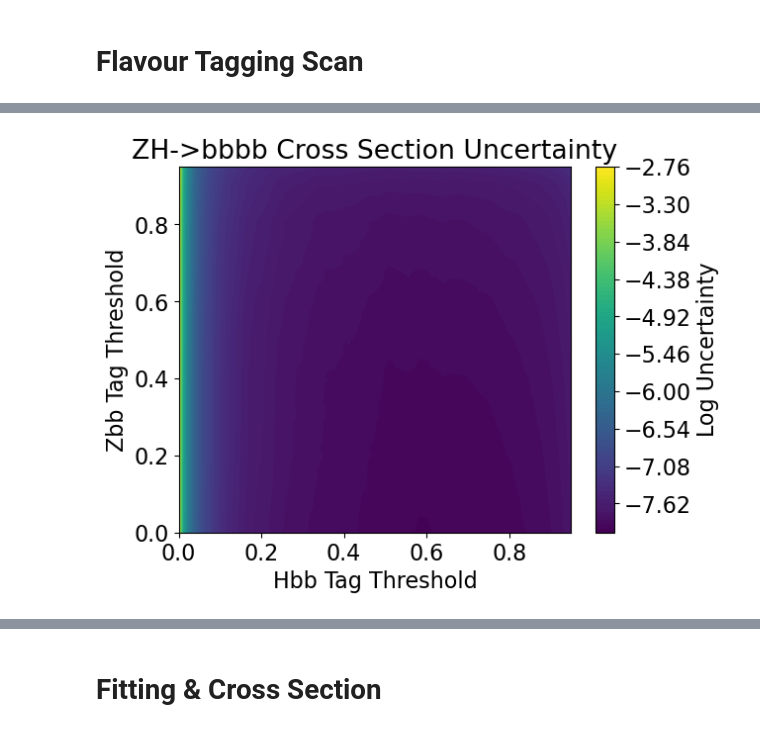
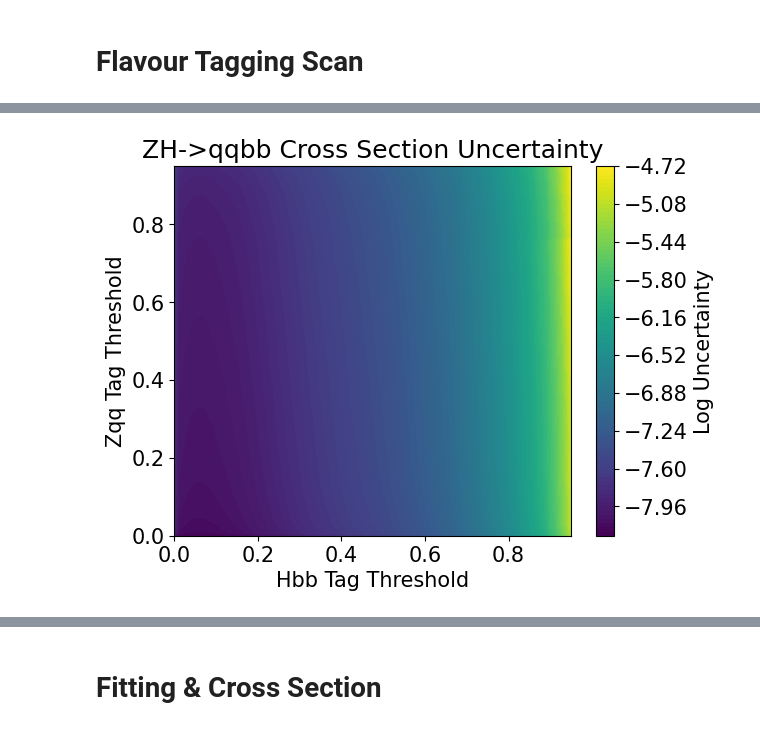
Before and after one commit to ilsanford/FCCAnalyzer, a Jupyter notebook: analyses/h_bb/h_bb.ipynb, the cells around one changed output, grey strips where cells are left out. Saved outputs shown, nothing was run; the diff lists cells and outputs as text; code cells hidden in the pictures.

```diff
--- a/analyses/h_bb/h_bb.ipynb
+++ b/analyses/h_bb/h_bb.ipynb
@@ -237,3 +237,22 @@ plt.ylim(10, 2e7)
 plt.show()
 # %% [output]
 [figure]
+# %%
+p = 'ss'
+g = f'Z{p}_prob_nOne'
+
+mumu =  f_mumu[f'wzp6_ee_{p}H_Hbb_ecm240/{g}'].to_hist()
+WW   = f_mumu[f'p8_ee_WW_ecm240/{g}'].to_hist()
+ZZ   = f_mumu[f'p8_ee_ZZ_ecm240/{g}'].to_hist()
+rest = reduce(lambda a, b : a + b, [f_mumu[x + f'/{g}'].to_hist() for x in filter(lambda x : x != f'wzp6_ee_{p}H_Hbb_ecm240', bb_sig)])
+plt.rcParams.update({'font.size': 15})
+hep.histplot([mumu, WW, ZZ, rest], label=[f'Z{p}', 'WW bkg', 'ZZ bkg', 'Other Hbb'], yerr=False)
+plt.vlines([102, 110], [10, 10], [2e7, 2e7], color='black', label='Cuts')
+#hep.histplot(mumu, ZZ, yerr=False)
+plt.legend(loc='upper left')
+plt.title("Znunu Missing Energy")
+plt.ylabel("Events")
+plt.xlabel("Missing Energy (GeV)")
+plt.yscale('log')
+plt.xlim(0,1)
+plt.show()
@@ -314,7 +335,7 @@ def calc_dbkg(a, b):
     Nsel = unnormalize(a, b)[:20]
     Ntot = df[a + '/meta'].values()[1]
     sigm = df[a + '/meta'].values()[2]
-    return sigm * L * np.sqrt(Nsel * (Ntot - Nsel) / Ntot**3)
+    return (sigm * L * np.sqrt(Nsel * (Ntot - Nsel) / Ntot**3))**2
 
 part    = np.array([0], dtype=np.float64)
 bkg     = np.array([0], dtype=np.float64)
@@ -372,66 +390,67 @@ KeyInFileError: not found: 'scanProb_muons0' (with any cycle number)
 # %%
-p = 'bb'
+p = 'qq'
 
 bb = [f'wzp6_ee_{i}H_Hbb_ecm240' for i in filter(lambda j : j != p, ['bb', 'cc', 'ss', 'qq'])]
 cc = [f'wzp6_ee_{i}H_Hcc_ecm240' for i in ['bb', 'cc', 'ss', 'qq']]
 gg = [f'wzp6_ee_{i}H_Hgg_ecm240' for i in ['bb', 'cc', 'ss', 'qq']]
 bkg_samples = bb + cc + gg
 
-xbkg = reduce(np.append, [minmax(f_mumu[f'{i}/Hbb_prob_vs_Z{p}_prob'].values()[0]) for i in bkg_samples])
-ybkg = reduce(np.append, [minmax(f_mumu[f'{i}/Hbb_prob_vs_Z{p}_prob'].values()[1]) for i in bkg_samples])
+xbkg = reduce(np.append, [minmax(df[f'{i}/Hbb_prob_vs_Z{p}_prob'].values()[0]) for i in bkg_samples])
+ybkg = reduce(np.append, [minmax(df[f'{i}/Hbb_prob_vs_Z{p}_prob'].values()[1]) for i in bkg_samples])
 
-xsig = minmax(f_mumu[f'wzp6_ee_{p}H_Hbb_ecm240/Hbb_prob_vs_Z{p}_prob'].values()[0])
-ysig = minmax(f_mumu[f'wzp6_ee_{p}H_Hbb_ecm240/Hbb_prob_vs_Z{p}_prob'].values()[1])
+xsig = minmax(df[f'wzp6_ee_{p}H_Hbb_ecm240/Hbb_prob_vs_Z{p}_prob'].values()[0])
+ysig = minmax(df[f'wzp6_ee_{p}H_Hbb_ecm240/Hbb_prob_vs_Z{p}_prob'].values()[1])
 
 def uncert(cutH, cutZ):
-    scale = f_mumu[f'wzp6_ee_{p}H_Hbb_ecm240/cutFlow_{p}'].values()[4] / xsig.size
+    scale = df[f'wzp6_ee_{p}H_Hbb_ecm240/cutFlow_{p}'].values()[4] / xsig.size
     Nsig = xsig[(xsig > cutH) & (ysig > cutZ)].size * scale
     L    = 7200000
 
     Nbkg  = 0
     dNbkg = 0
     for i in bkg_samples:
-        xbkg = minmax(f_mumu[f'{i}/Hbb_prob_vs_Z{p}_prob'].values()[0])
-        ybkg = minmax(f_mumu[f'{i}/Hbb_prob_vs_Z{p}_prob'].values()[1])
-        Nbkg += xbkg[(xbkg > cutH) & (ybkg > cutZ)].size * f_mumu[f'{i}/cutFlow_{p}'].values()[4] / xbkg.size
+        xbkg = minmax(df[f'{i}/Hbb_prob_vs_Z{p}_prob'].values()[0])
+        ybkg = minmax(df[f'{i}/Hbb_prob_vs_Z{p}_prob'].values()[1])
+        Nbkg += xbkg[(xbkg > cutH) & (ybkg > cutZ)].size * df[f'{i}/cutFlow_{p}'].values()[4] / xbkg.size
 
         Nsel = xbkg[(xbkg > cutH) & (ybkg > cutZ)].size
-        Ntot = f_mumu[f'{i}/meta'].values()[1]
+        Ntot = df[f'{i}/meta'].values()[1]
 
-        dNbkg += (L*f_mumu[f'{i}/meta'].values()[2]*np.sqrt(Nsel*(Ntot - Nsel) / Ntot**3))**2
+        dNbkg += (L*df[f'{i}/meta'].values()[2]*np.sqrt(Nsel*(Ntot - Nsel) / Ntot**3))**2
+    dNbkg = np.sqrt(dNbkg)
 
     A    = Nsig / (L * df[f'wzp6_ee_{p}H_Hbb_ecm240/meta'].values()[2])
     E    = 1
     Nobs = Nsig + Nbkg
 
     dNobs = 1 / np.sqrt(Nobs)
     dA    = np.sqrt(A * (1 - A) / df[f'wzp6_ee_{p}H_Hbb_ecm240/meta'].values()[1])
 
     xsec  = (Nobs - Nbkg) / (A*E*L)
     dxsec = np.sqrt((dNbkg/(A*E*L))**2 + (dNobs/(A*E*L))**2 + (dA*xsec/A)**2)
 
     return dxsec
 
 res = 100
 x = np.linspace(0, 0.95, res)
 y = np.linspace(0, 0.95, res)
 X, Y = np.meshgrid(x, y)
 sigma = np.zeros((res, res))
 for i in range(res):
     for j in range(res):
         sigma[i][j] = uncert(x[i], y[j])
 sigma = np.log(sigma)
 
 plt.contourf(X, Y, sigma, levels=100)
 
 plt.title(f"ZH->{p}bb Cross Section Uncertainty")
 plt.ylabel(f"Z{p} Tag Threshold")
 plt.xlabel("Hbb Tag Threshold")
 
 plt.colorbar(label='Log Uncertainty')
 plt.show()
 # %% [output]
-[figure, old version]
+[figure, new version]
 # %%
 [minx], [miny] = np.where(sigma == np.min(sigma))
 print(X[minx,miny], Y[minx,miny])
```
Also changed, not shown: parts of 9 cells of this notebook, 1 other file.
